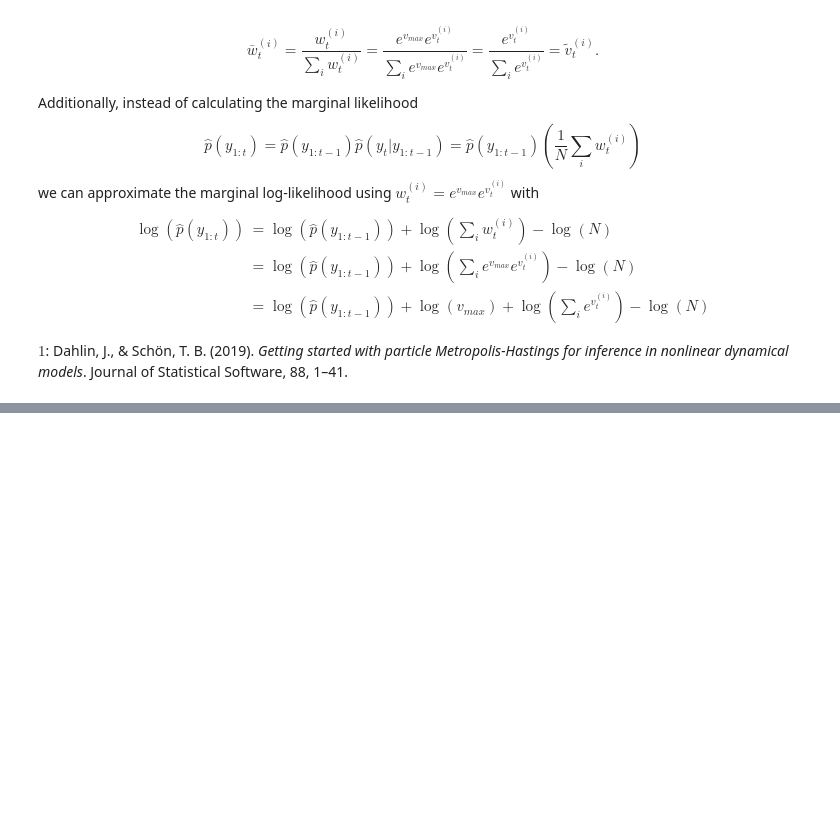
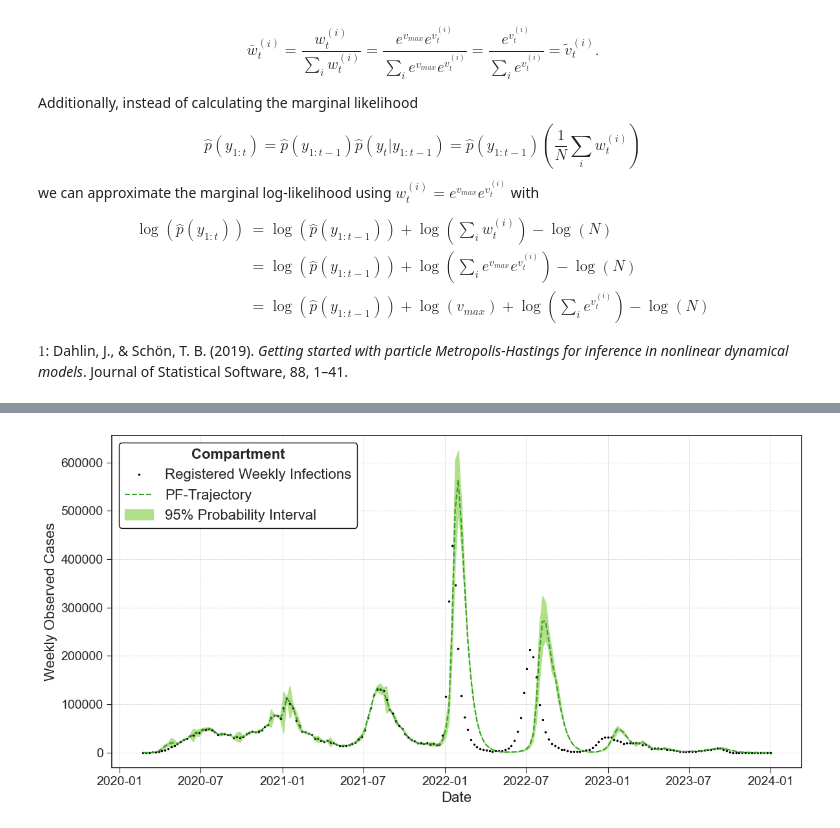
Before and after one commit to rosastreg/Undergrad_AM_Thesis, a Jupyter notebook: Notebooks/Model.ipynb, the cells around one changed output, grey strips where cells are left out. Saved outputs shown, nothing was run; the diff lists cells and outputs as text; code cells hidden in the pictures; blank space fills up the shorter version.

```diff
--- a/Notebooks/Model.ipynb
+++ b/Notebooks/Model.ipynb
@@ -40,12 +40,13 @@ Below we create two functions to draw from our prior distributions for initial v
 def set_IVC(N, rho, nu, num_particles):
     R = np.zeros(num_particles)
     D = np.zeros(num_particles)
-    E = stats.uniform(0, np.round(0.001 * N).astype(int)).rvs(num_particles)   #stats.uniform(0, 100).rvs(num_particles)
+    E = stats.uniform(0, np.round(0.0001 * N).astype(int)).rvs(num_particles)   #stats.uniform(0, 100).rvs(num_particles)
     U = stats.uniform(0, np.round(E).astype(int)).rvs(num_particles)           #stats.uniform(0,5).rvs(num_particles)
-    O = np.zeros(num_particles)
+    O = stats.uniform(0, np.round(U).astype(int)).rvs(num_particles)
+    E = E - U - O
     S = N - E - U
 
-    beta = stats.uniform(0,1).rvs(num_particles)
+    beta = stats.uniform(0.5,2).rvs(num_particles)
     mu = stats.uniform(0,1).rvs(num_particles)
 
     return np.vstack([S, E, U, O, R, D, beta, mu])
@@ -294,0 +339,36 @@ $1$: Dahlin, J., & Schön, T. B. (2019). *Getting started with particle Metropol
+# %%
+error = np.sqrt(((norm_weights**2)*((weekly_aggregates - state_estimates[:, np.newaxis, :])**2)).sum(axis=1))
+CI = 1.96 * error
+upper = state_estimates + CI
+lower= state_estimates - CI
+
+time = np.linspace(1,T+1,T+1)
+
+plt.figure(figsize=(12,6))
+plt.style.use('seaborn-v0_8-ticks')
+colors = sns.color_palette('Paired')
+
+plt.plot(weekly_covid_df['date'], YO, marker='o', linewidth=0, markersize=1.5, color='black', label='Registered Weekly Infections')
+plt.plot(weekly_covid_df['date'], state_estimates[0,:], color=colors[3], label='PF-Trajectory', linestyle='--')
+plt.fill_between(weekly_covid_df['date'], lower[0,:], upper[0,:], color=colors[2], label='95% Probability Interval')
+
+plt.legend(
+    loc='upper left',
+    fontsize=16,
+    title='Compartment',
+    title_fontproperties={'weight': 'bold', 'size': 16},
+    frameon=True,
+    fancybox=True,
+    framealpha=1,
+    edgecolor='black',
+    facecolor='white')
+
+plt.grid(visible=True, linestyle='--', linewidth=0.5)
+plt.xlabel('Date', fontsize=16)
+plt.ylabel('Weekly Observed Cases', fontsize=16)
+plt.tick_params(axis='both', which='major', labelsize=14)
+plt.grid(visible=True, linestyle='--', linewidth=0.5)
+plt.tight_layout()
+plt.show()
+# %% [output]
+[figure, added]
```
Also changed, not shown: parts of 14 cells of this notebook.
